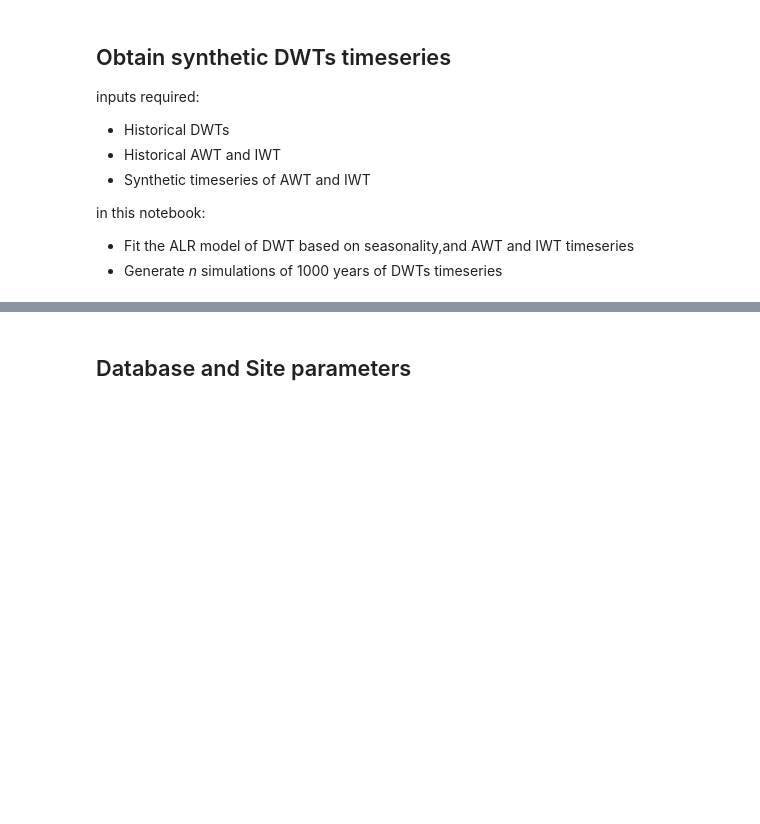
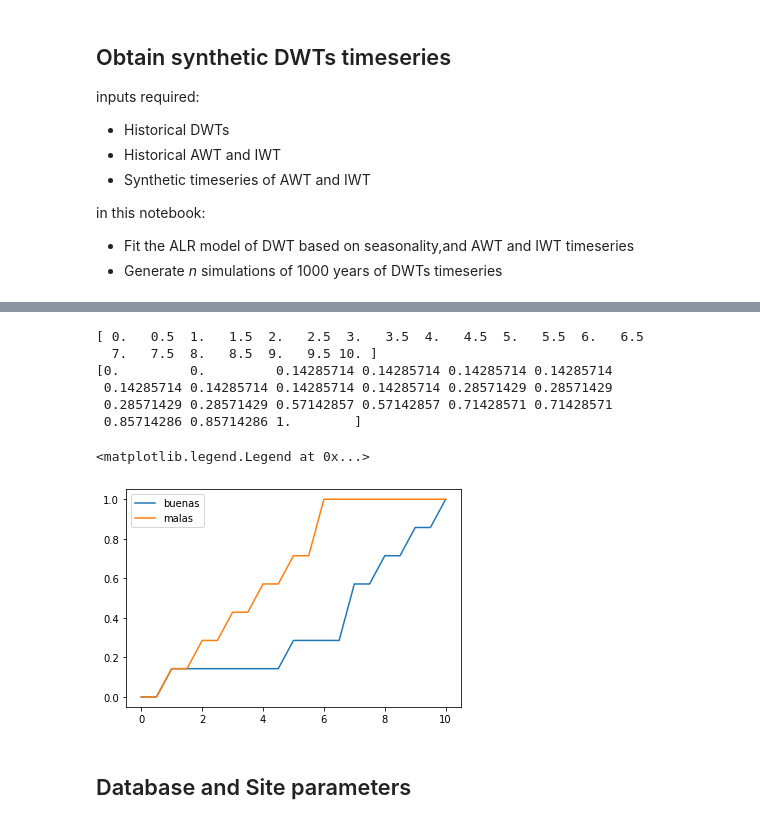
Before and after one commit to ripolln/teslakit, a Jupyter notebook: notebooks/KWAJALEIN/02_MetOcean_emulator/11_SLP_ESTELA_ALR_Covariates.ipynb, the cells around one changed output, grey strips where cells are left out. Saved outputs shown, nothing was run; the diff lists cells and outputs as text; code cells hidden in the pictures; blank space fills up the shorter version.

```diff
--- a/notebooks/KWAJALEIN/02_MetOcean_emulator/11_SLP_ESTELA_ALR_Covariates.ipynb
+++ b/notebooks/KWAJALEIN/02_MetOcean_emulator/11_SLP_ESTELA_ALR_Covariates.ipynb
@@ -59,6 +59,36 @@ from teslakit.util.time_operations import xds_reindex_daily, xds_common_dates_da
 from teslakit.plotting.estela import Plot_DWTs_Probs
 from teslakit.plotting.wts import Plot_Probs_WT_WT, Plot_Probs_WT_WT_anomaly
 from teslakit.plotting.waves import Plot_Waves_DWTs
+# %%
+from statsmodels.distributions.empirical_distribution import ECDF
+
+
+ecdf = ECDF([7, 5, 1, 9, 8, 7, 10])
+
+x = np.linspace(0,10,21)
+y = ecdf(x)
+print(x)
+print(y)
+
+import matplotlib.pyplot as plt
+plt.plot(x,y, label='buenas')
+
+
+ecdf = ECDF([3, 5, 1, 6, 4, 2, 6])
+
+x = np.linspace(0,10,21)
+y = ecdf(x)
+plt.plot(x,y, label='malas')
+plt.legend()
+# %% [output]
+[ 0.   0.5  1.   1.5  2.   2.5  3.   3.5  4.   4.5  5.   5.5  6.   6.5
+  7.   7.5  8.   8.5  9.   9.5 10. ]
+[0.         0.         0.14285714 0.14285714 0.14285714 0.14285714
+ 0.14285714 0.14285714 0.14285714 0.14285714 0.28571429 0.28571429
+ 0.28571429 0.28571429 0.57142857 0.57142857 0.71428571 0.71428571
+ 0.85714286 0.85714286 1.        ]
+<matplotlib.legend.Legend at 0x...>
+[figure, added]
 # %% [markdown]
 
 ## Database and Site parameters
```
Also changed, not shown: parts of 9 cells of this notebook, 1 other file.
